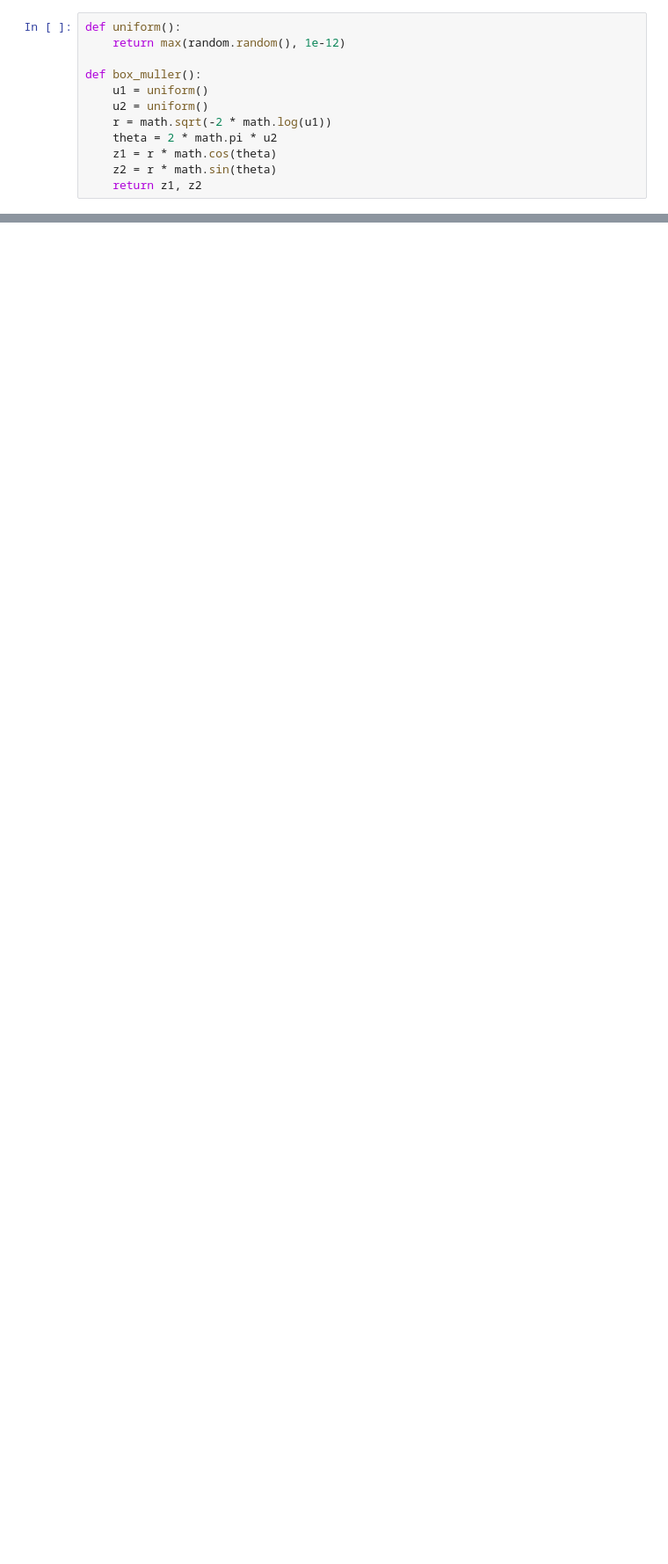
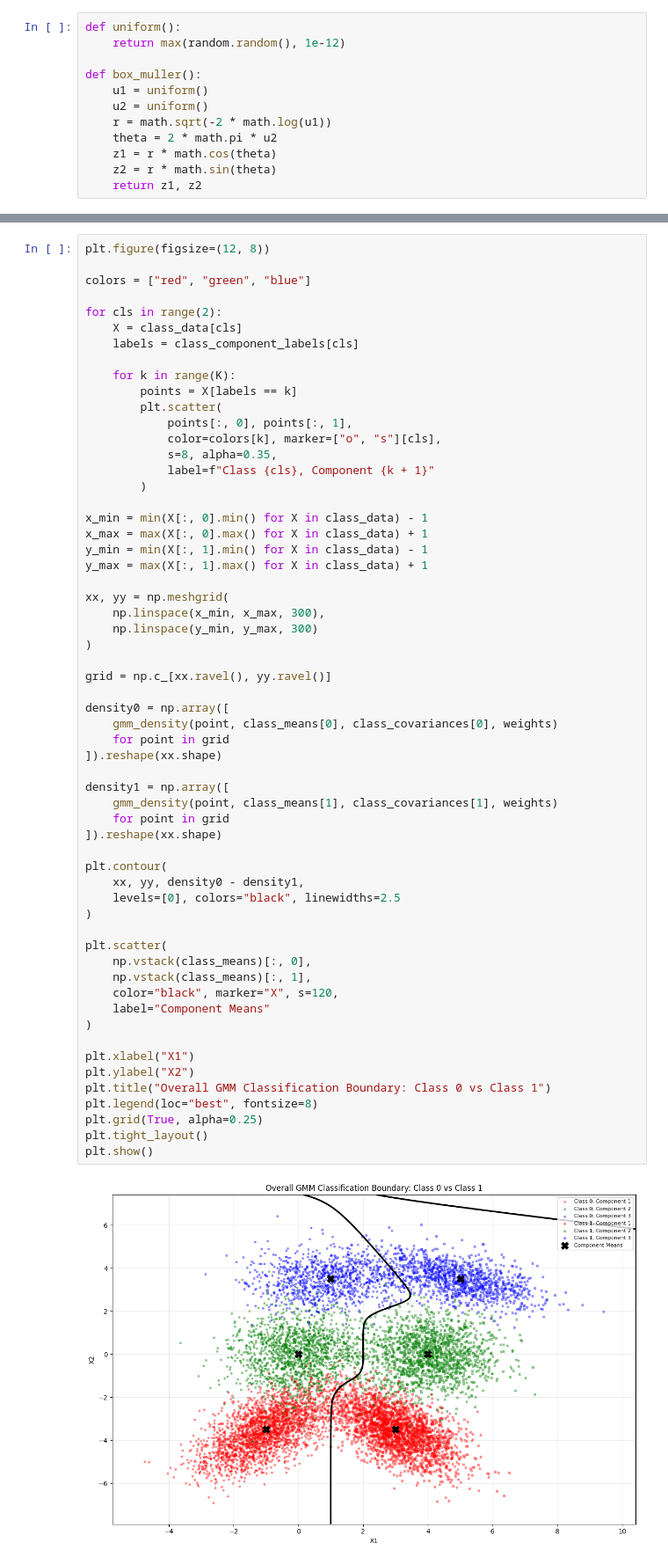
Before and after one commit to KrithikChidM/PrmlLab, a Jupyter notebook: Lab6/code.ipynb, the cells around one changed output, grey strips where cells are left out. Shown at 88% size. Cells and saved outputs as stored; diff of their text form; blank space fills up the shorter version.

```diff
--- a/Lab6/code.ipynb
+++ b/Lab6/code.ipynb
@@ -653,0 +238,61 @@ Classification Accuracy: 99.67%
+# %%
+plt.figure(figsize=(12, 8))
+
+colors = ["red", "green", "blue"]
+
+for cls in range(2):
+    X = class_data[cls]
+    labels = class_component_labels[cls]
+
+    for k in range(K):
+        points = X[labels == k]
+        plt.scatter(
+            points[:, 0], points[:, 1],
+            color=colors[k], marker=["o", "s"][cls],
+            s=8, alpha=0.35,
+            label=f"Class {cls}, Component {k + 1}"
+        )
+
+x_min = min(X[:, 0].min() for X in class_data) - 1
+x_max = max(X[:, 0].max() for X in class_data) + 1
+y_min = min(X[:, 1].min() for X in class_data) - 1
+y_max = max(X[:, 1].max() for X in class_data) + 1
+
+xx, yy = np.meshgrid(
+    np.linspace(x_min, x_max, 300),
+    np.linspace(y_min, y_max, 300)
+)
+
+grid = np.c_[xx.ravel(), yy.ravel()]
+
+density0 = np.array([
+    gmm_density(point, class_means[0], class_covariances[0], weights)
+    for point in grid
+]).reshape(xx.shape)
+
+density1 = np.array([
+    gmm_density(point, class_means[1], class_covariances[1], weights)
+    for point in grid
+]).reshape(xx.shape)
+
+plt.contour(
+    xx, yy, density0 - density1,
+    levels=[0], colors="black", linewidths=2.5
+)
+
+plt.scatter(
+    np.vstack(class_means)[:, 0],
+    np.vstack(class_means)[:, 1],
+    color="black", marker="X", s=120,
+    label="Component Means"
+)
+
+plt.xlabel("X1")
+plt.ylabel("X2")
+plt.title("Overall GMM Classification Boundary: Class 0 vs Class 1")
+plt.legend(loc="best", fontsize=8)
+plt.grid(True, alpha=0.25)
+plt.tight_layout()
+plt.show()
+# %% [output]
+[figure, added]
```
Also changed, not shown: parts of 19 cells of this notebook.
